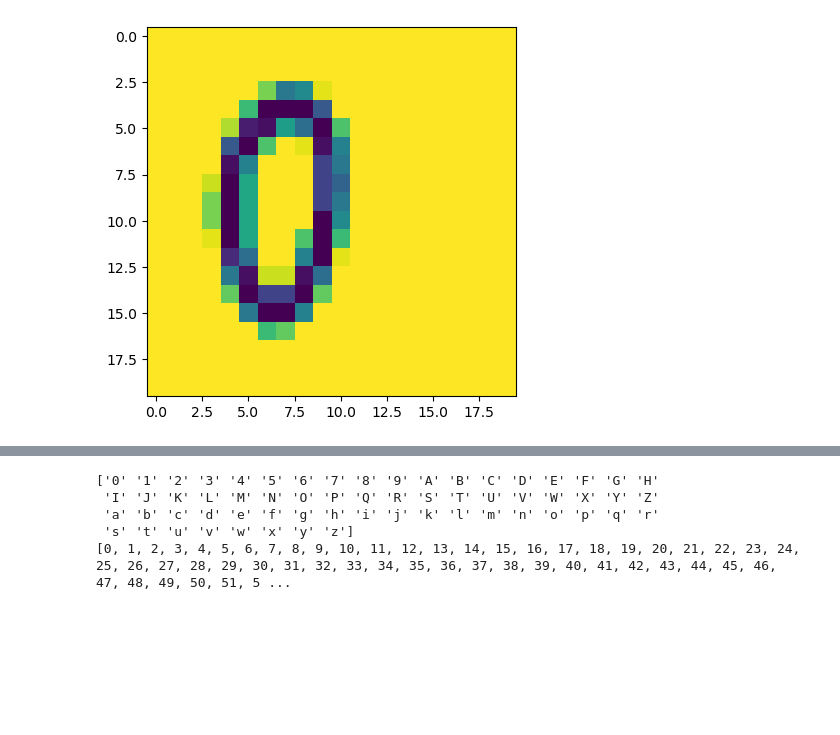
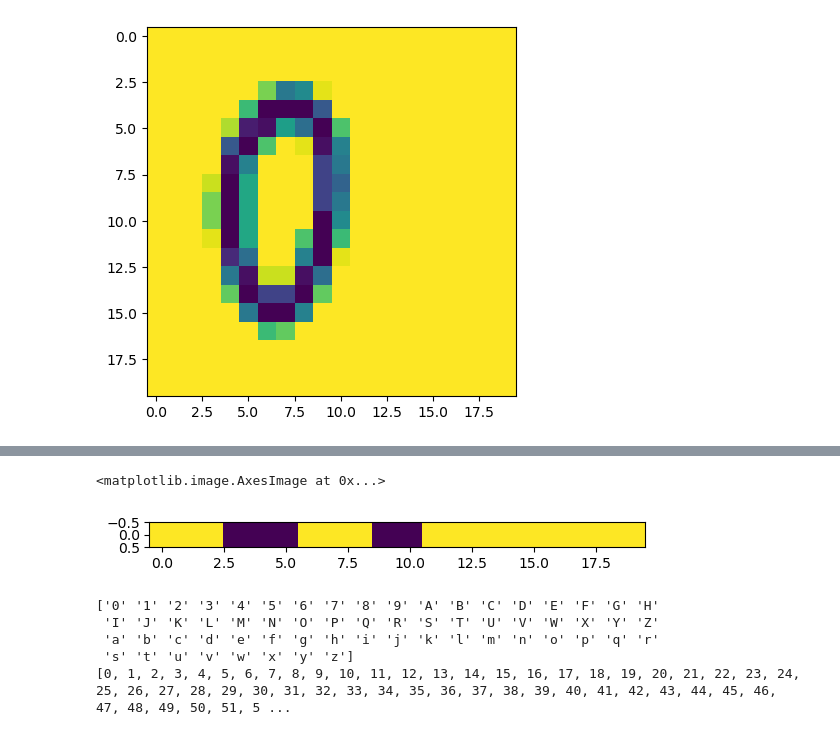
Before and after one commit to Honghui-Li-8/ECS171-FinalProject, a Jupyter notebook: ModelTraining/CNN_test.ipynb, the cells around one changed output, grey strips where cells are left out. Cells and saved outputs as stored; diff of their text form; code cells hidden in the pictures; blank space fills up the shorter version.

```diff
--- a/ModelTraining/CNN_test.ipynb
+++ b/ModelTraining/CNN_test.ipynb
@@ -104,3 +163,8 @@ compressed:  3000  imgs
+# %%
+plt.imshow([ImageData_compressed_type2[0][10]])
+# %% [output]
+<matplotlib.image.AxesImage at 0x...>
+[figure, added]
 # %%
 def getIndex(letter):
     index = ord(letter)-48
```
Also changed, not shown: parts of 7 cells of this notebook.
